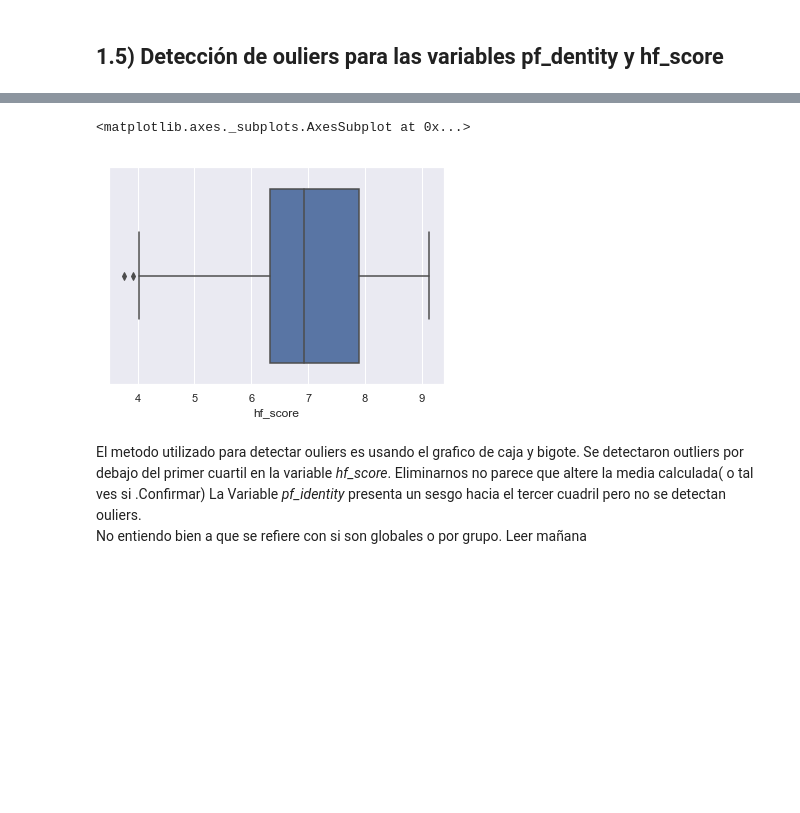
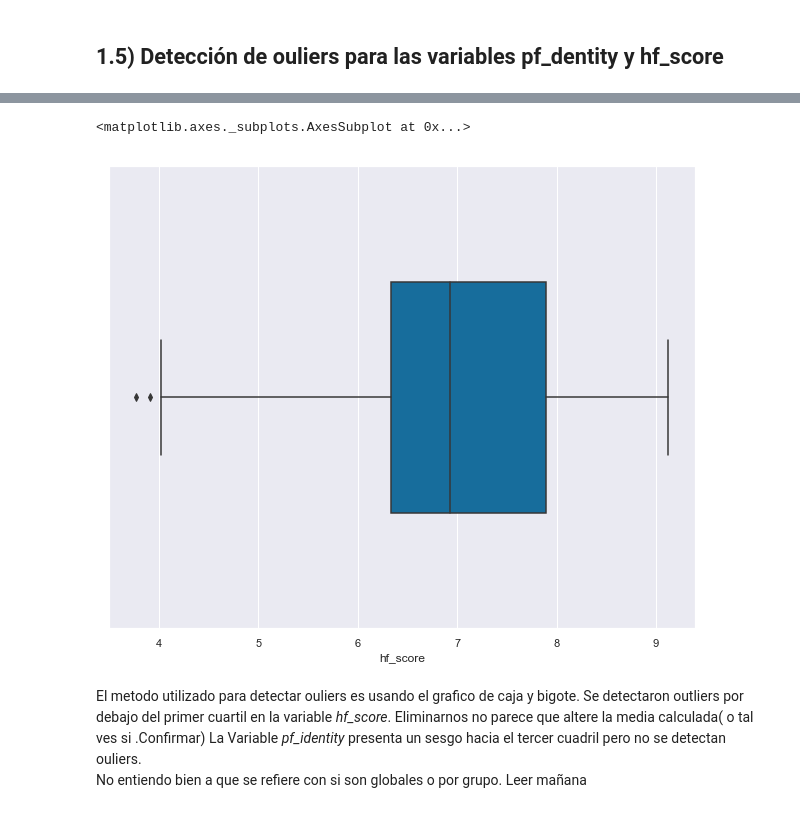
Before and after one commit to lvc0107/diplodatos, a Jupyter notebook: notebooks/practico1.ipynb, the cells around one changed output, grey strips where cells are left out. Saved outputs shown, nothing was run; the diff lists cells and outputs as text; code cells hidden in the pictures; blank space fills up the shorter version.

```diff
--- a/notebooks/practico1.ipynb
+++ b/notebooks/practico1.ipynb
@@ -263,8 +266,8 @@ len(dataset)
 # %%
-sns.boxplot(x=dataset['hf_score'])
+sb.boxplot(x=dataset['hf_score'], width=0.5, palette="colorblind")
 # %% [output]
 <matplotlib.axes._subplots.AxesSubplot at 0x...>
-[figure, old version]
+[figure, new version]
 # %% [markdown]
 El metodo utilizado para detectar ouliers es usando el grafico de caja y bigote. Se detectaron outliers por debajo del primer cuartil en la variable *hf_score*. Eliminarnos no parece que altere la media calculada( o tal ves si .Confirmar)
 La Variable *pf_identity* presenta un sesgo hacia el tercer cuadril pero no se detectan ouliers.
```
Also changed, not shown: parts of 22 cells of this notebook.
